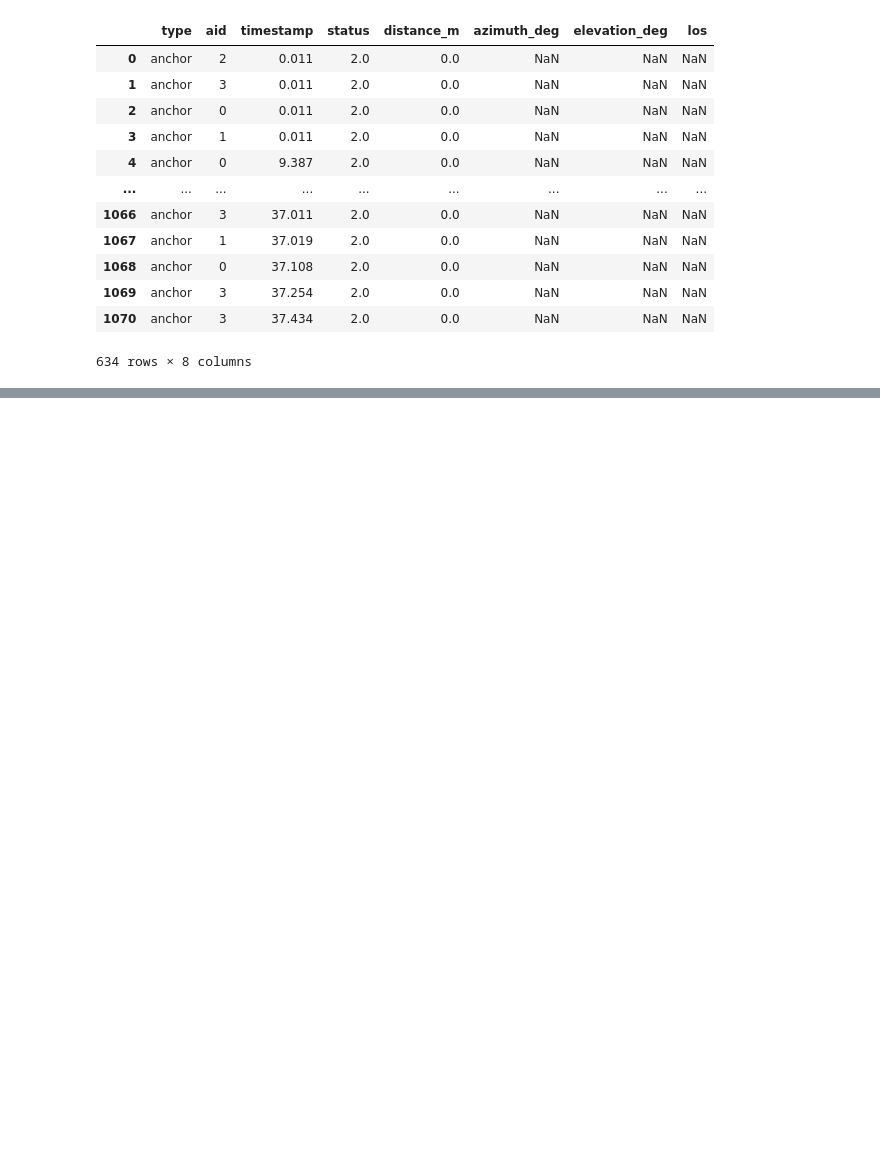
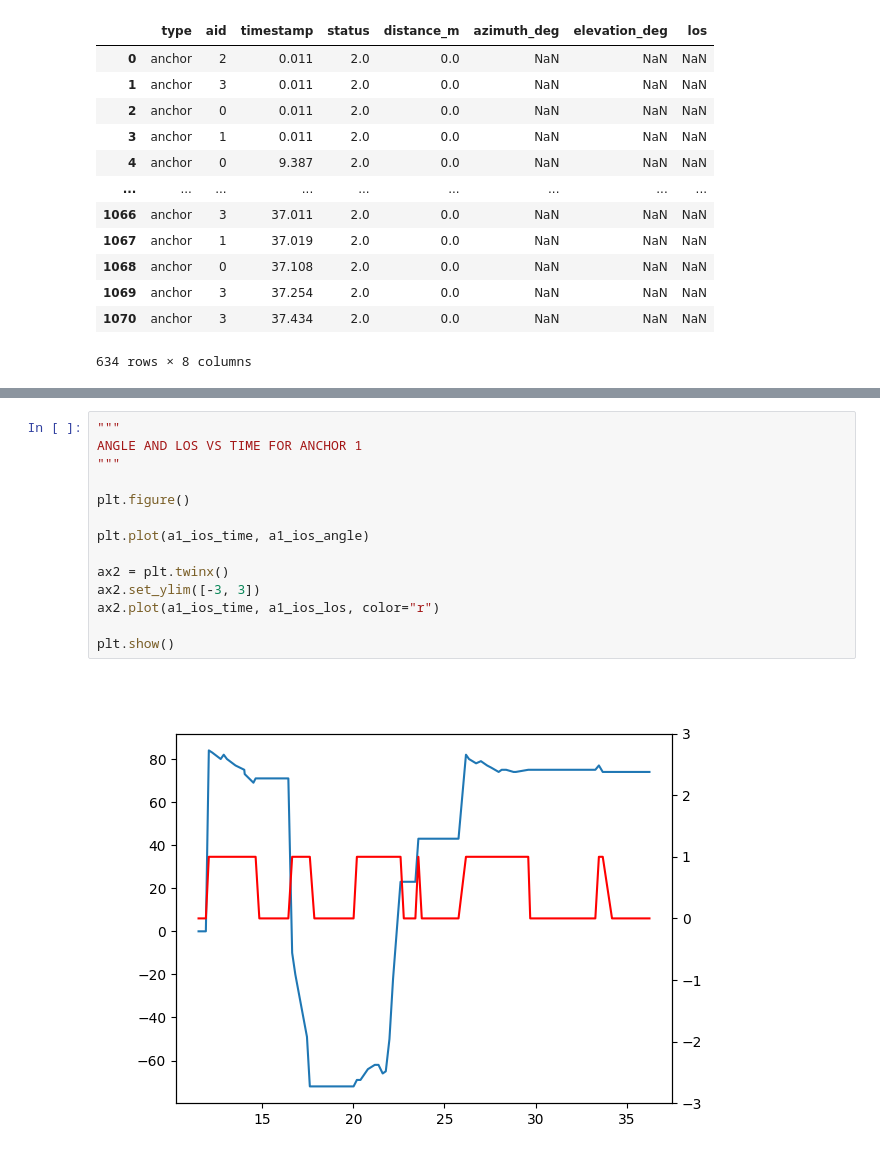
Before and after one commit to RyanJMah/fydp-rtls-server, a Jupyter notebook: data/analysis.ipynb, the cells around one changed output, grey strips where cells are left out. Cells and saved outputs as stored; diff of their text form; blank space fills up the shorter version.

```diff
--- a/data/analysis.ipynb
+++ b/data/analysis.ipynb
@@ -146,0 +176,16 @@ plt.show()
+# %%
+"""
+ANGLE AND LOS VS TIME FOR ANCHOR 1
+"""
+
+plt.figure()
+
+plt.plot(a1_ios_time, a1_ios_angle)
+
+ax2 = plt.twinx()
+ax2.set_ylim([-3, 3])
+ax2.plot(a1_ios_time, a1_ios_los, color="r")
+
+plt.show()
+# %% [output]
+[figure, added]
```
Also changed, not shown: parts of 9 cells of this notebook.
